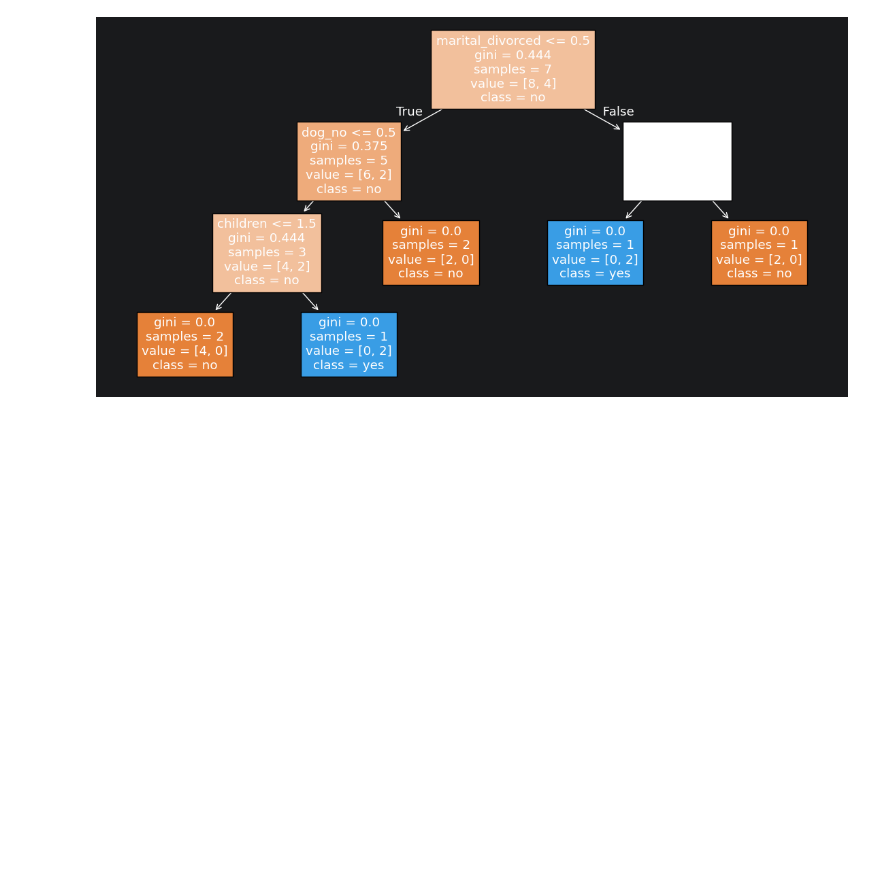
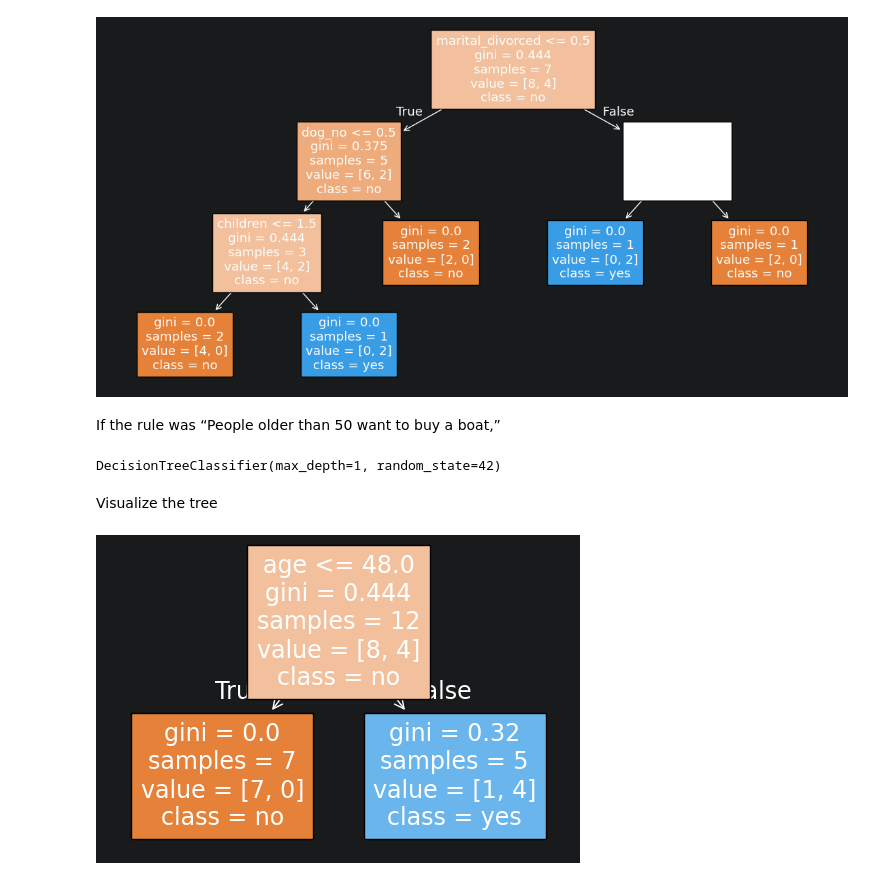
Before and after one commit to tona-akilabs/machine-learning-fundamentals, a Jupyter notebook: classification.ipynb, the cells around one changed output. Drawn from its saved outputs; the diff is of its cells as text; code cells hidden in the pictures; blank space fills up the shorter version.

```diff
--- a/classification.ipynb
+++ b/classification.ipynb
@@ -144,3 +143,5 @@ plot_tree(
 plt.show()
 # %% [output]
 [figure]
+# %% [markdown]
+If the rule was “People older than 50 want to buy a boat,”
@@ -146,0 +153,27 @@ plt.show()
+# %%
+from sklearn.tree import DecisionTreeClassifier
+
+X_age = data[["age"]]   # only one feature
+y = data["boat"]
+
+tree_model = DecisionTreeClassifier(
+    max_depth=1,        # force simple rule (one split) | max_depth=1 ensures the model learns a rule like: one split → exactly like your condition
+    random_state=42
+)
+
+tree_model.fit(X_age, y)
+# %% [output]
+DecisionTreeClassifier(max_depth=1, random_state=42)
+# %% [markdown]
+Visualize the tree
+# %%
+plt.figure(figsize=(6,4))
+plot_tree(
+    tree_model,
+    feature_names=["age"],
+    class_names=["no","yes"],
+    filled=True
+)
+plt.show()
+# %% [output]
+[figure, added]
```
Also changed, not shown: parts of 6 cells of this notebook, 2 other files.
